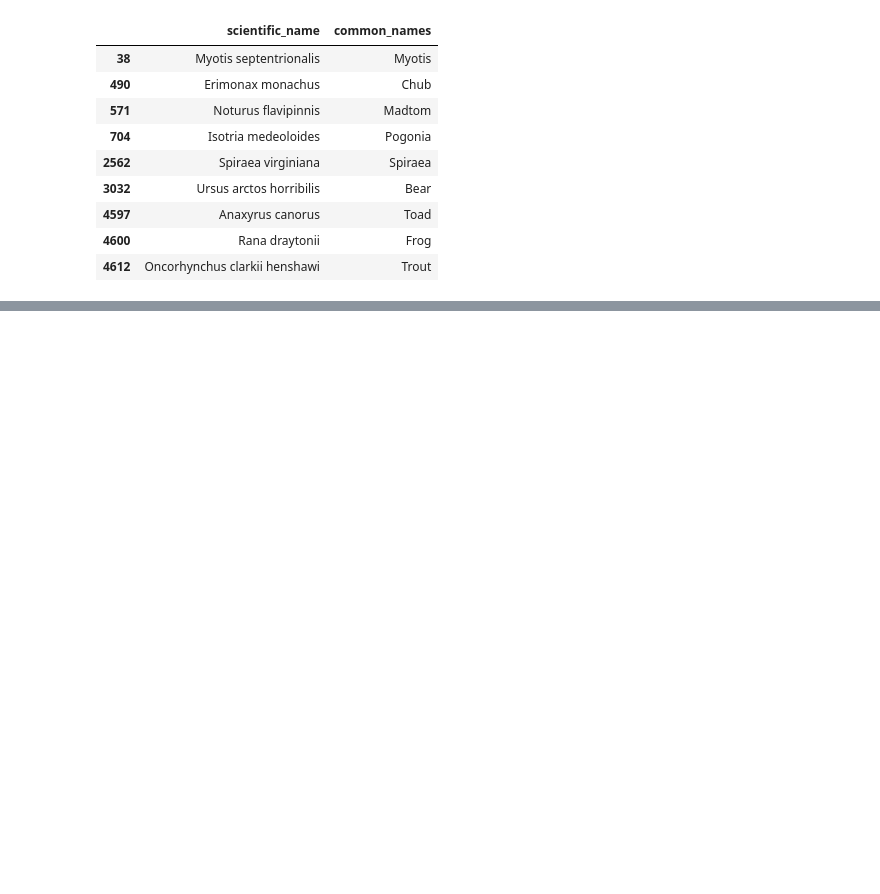
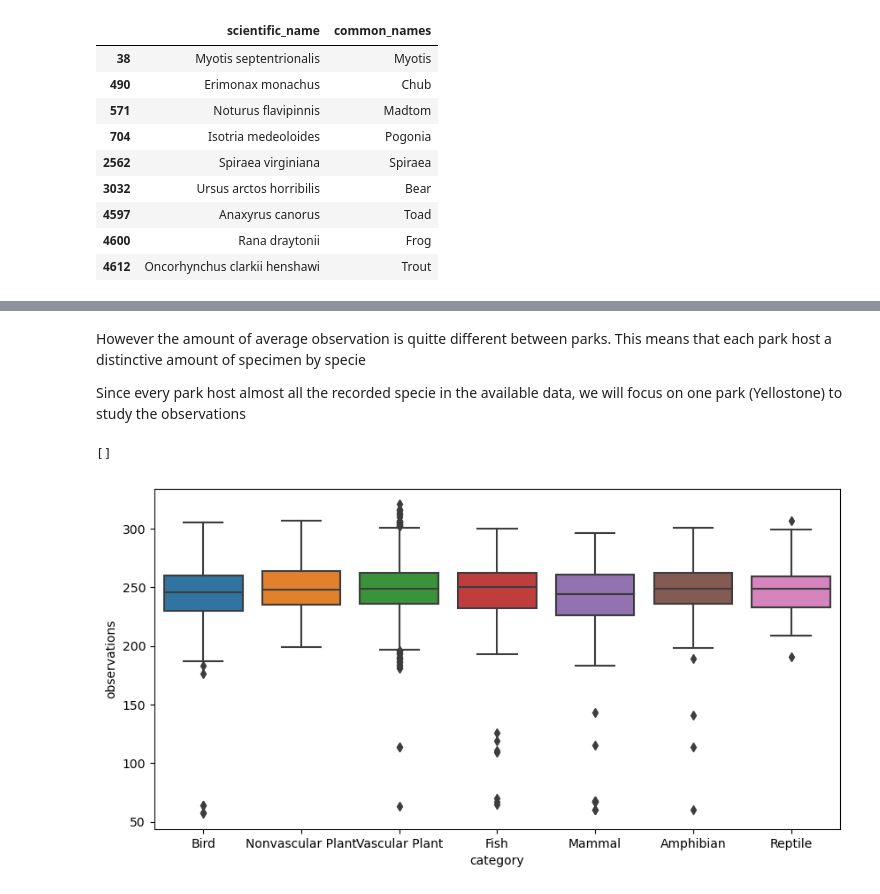
Before and after one commit to DanFassi/Biodiversity, a Jupyter notebook: Biodiversity2.ipynb, the cells around one changed output, grey strips where cells are left out. Saved outputs shown, nothing was run; the diff lists cells and outputs as text; code cells hidden in the pictures; blank space fills up the shorter version.

```diff
--- a/Biodiversity2.ipynb
+++ b/Biodiversity2.ipynb
@@ -442,0 +446,11 @@ However the amount of average observation is quitte different between parks. Thi
+# %% [markdown]
+However the amount of average observation is quitte different between parks. This means that each park host a distinctive amount of specimen by specie
+
+Since every park host almost all the recorded specie in the available data, we will focus on one park (Yellostone) to study the observations
+# %%
+plt.figure(figsize = (10,5))
+sns.boxplot(x = "category", y ="observations", data = df[df["park_name"] == "Yellowstone"])
+plt.plot()
+# %% [output]
+[]
+[figure, added]
```
Also changed, not shown: parts of 20 cells of this notebook.
